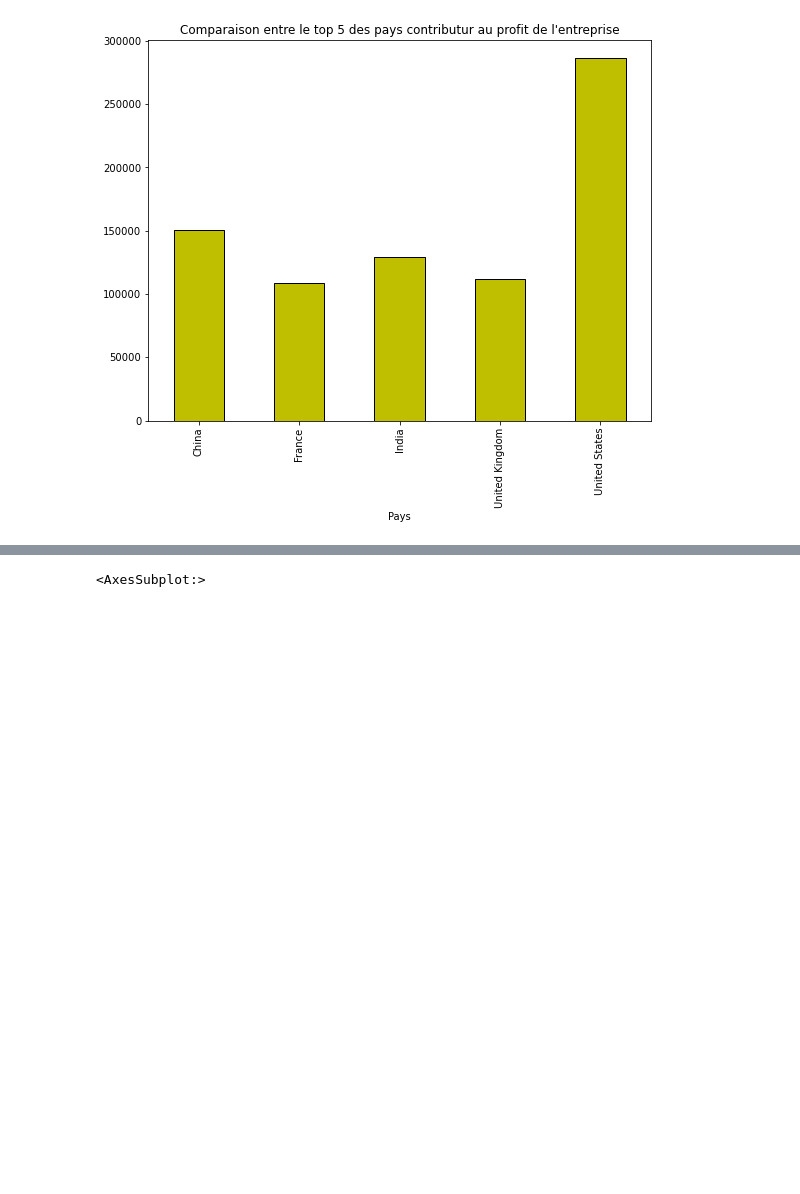
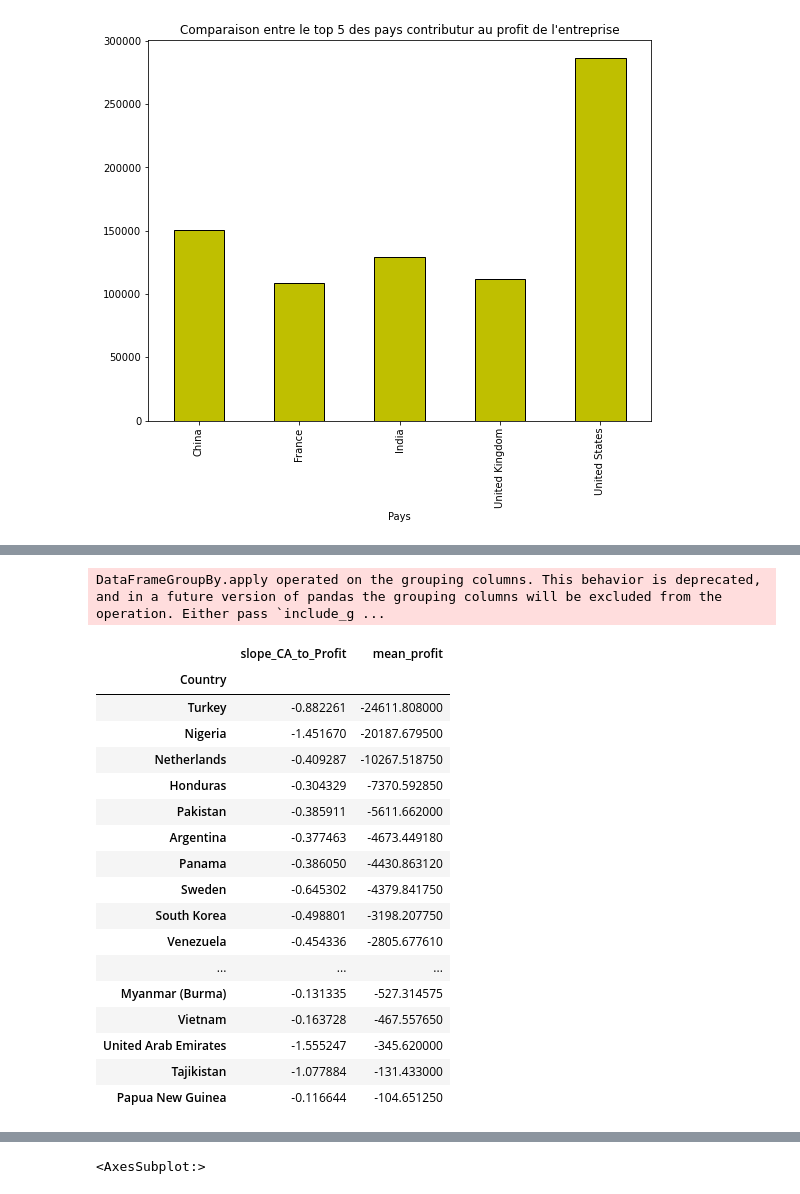
Before and after one commit to anasselbasra/my-first-project-data-analysis-global-superstore, a Jupyter notebook: El Basraoui_Anass.ipynb, the cells around one changed output, grey strips where cells are left out. Saved outputs shown, nothing was run; the diff lists cells and outputs as text; code cells hidden in the pictures; blank space fills up the shorter version.

```diff
--- a/El Basraoui_Anass.ipynb
+++ b/El Basraoui_Anass.ipynb
@@ -346,5 +352,3 @@ plt.grid(True)
 plt.show()
 # %% [output]
 [figure]
-# %%
-y=df.groupby(["year"]df)["Profit"].sum()
@@ -397,0 +473,59 @@ plt.show()
+# %%
+# country_year from before
+country_year = (
+    df.groupby(["Country", "year"])
+      .agg(CA=("Sales", "sum"),
+           Profit=("Profit", "sum"))
+      .reset_index()
+)
+
+def country_slope(sub):
+    # linear regression: Profit ~ CA for this country
+    x = sub["CA"].values
+    y = sub["Profit"].values
+    if len(np.unique(x)) == 1:
+        return np.nan  # cannot fit if all CA equal
+    slope, intercept = np.polyfit(x, y, 1)
+    return slope
+
+slopes = (
+    country_year.groupby("Country")
+    .apply(country_slope)
+    .rename("slope_CA_to_Profit")
+)
+
+mean_profit = (
+    country_year.groupby("Country")["Profit"]
+    .mean()
+    .rename("mean_profit")
+)
+
+summary = pd.concat([slopes, mean_profit], axis=1)
+
+# Countries with negative slope AND negative mean profit
+bad_countries = summary[
+    (summary["slope_CA_to_Profit"] < 0) &
+    (summary["mean_profit"] < 0)
+].sort_values("mean_profit")
+
+bad_countries
+# %% [output]
+DataFrameGroupBy.apply operated on the grouping columns. This behavior is deprecated, and in a future version of pandas the grouping columns will be excluded from the operation. Either pass `include_g ...
+|  | slope_CA_to_Profit | mean_profit |
+| Country |  |  |
+| Turkey | -0.882261 | -24611.808000 |
+| Nigeria | -1.451670 | -20187.679500 |
+| Netherlands | -0.409287 | -10267.518750 |
+| Honduras | -0.304329 | -7370.592850 |
+| Pakistan | -0.385911 | -5611.662000 |
+| Argentina | -0.377463 | -4673.449180 |
+| Panama | -0.386050 | -4430.863120 |
+| Sweden | -0.645302 | -4379.841750 |
+| South Korea | -0.498801 | -3198.207750 |
+| Venezuela | -0.454336 | -2805.677610 |
+| ... | ... | ... |
+| Myanmar (Burma) | -0.131335 | -527.314575 |
+| Vietnam | -0.163728 | -467.557650 |
+| United Arab Emirates | -1.555247 | -345.620000 |
+| Tajikistan | -1.077884 | -131.433000 |
+| Papua New Guinea | -0.116644 | -104.651250 |
```
Also changed, not shown: parts of 30 cells of this notebook.
